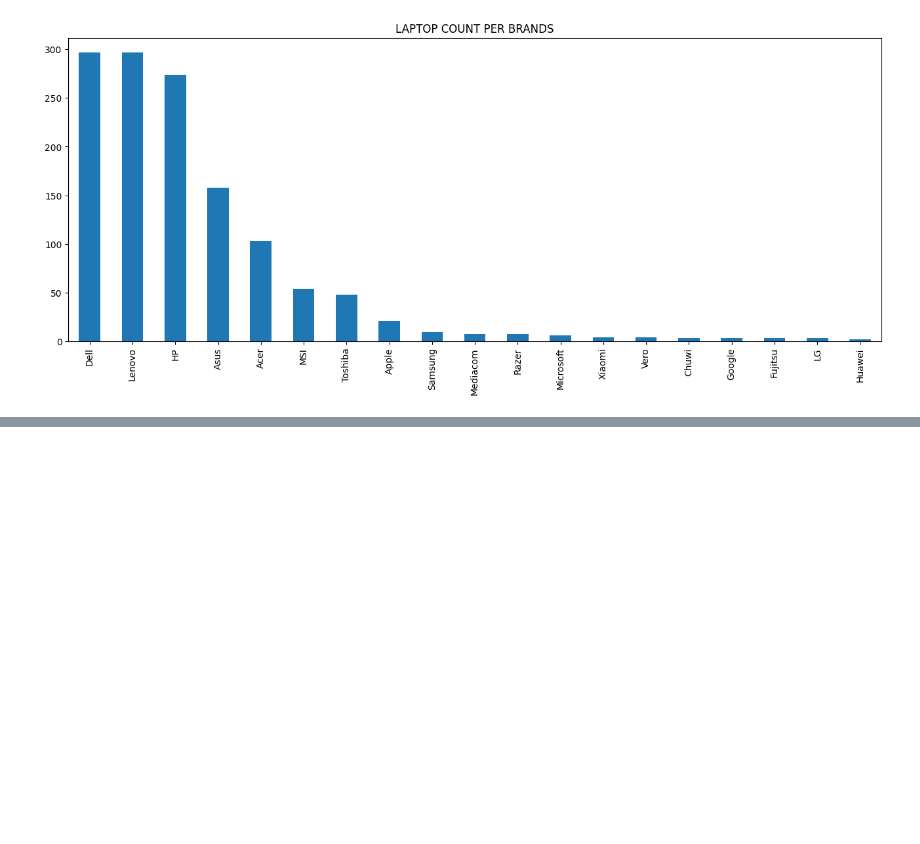
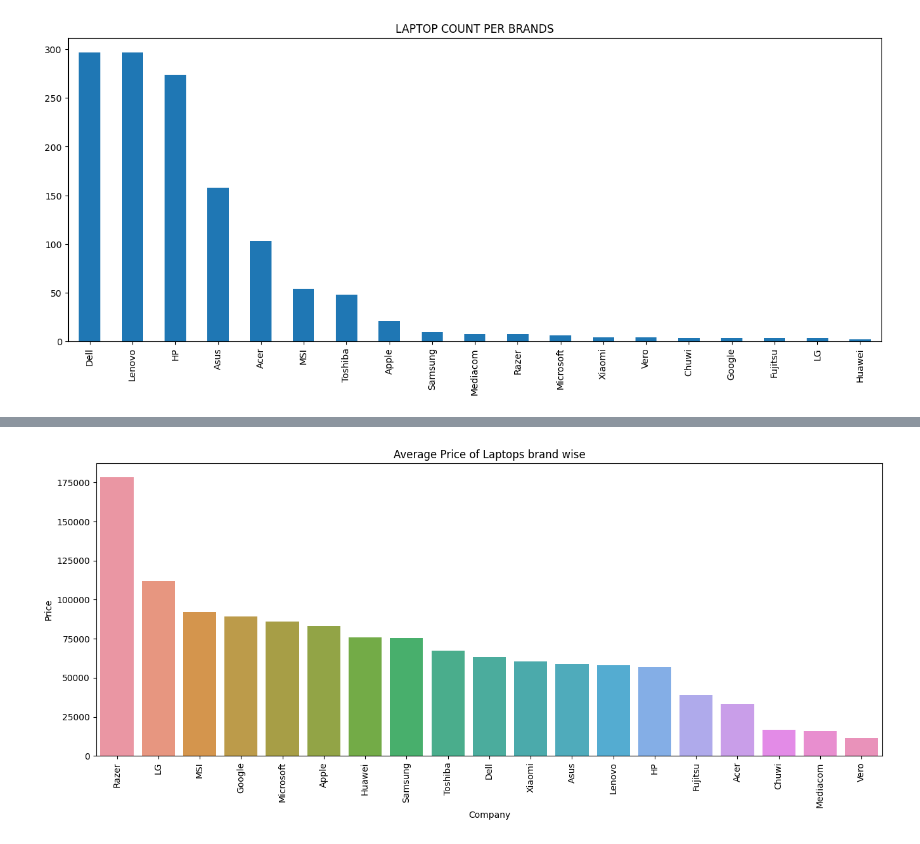
Before and after one commit to subratamondal1/LAPTOP-PRICE-PREDICTOR, a Jupyter notebook: LAPTOP PRICE PREDICTOR.ipynb, the cells around one changed output, grey strips where cells are left out. Drawn from its saved outputs; the diff is of its cells as text; code cells hidden in the pictures; blank space fills up the shorter version.

```diff
--- a/LAPTOP PRICE PREDICTOR.ipynb
+++ b/LAPTOP PRICE PREDICTOR.ipynb
@@ -218,3 +228,7 @@ laptops_df["Company"].value_counts().sort_values(ascending = False).plot.bar(tit
 plt.show()
 # %% [output]
 [figure]
+# %%
+# avg laptop price
+laptops_avg_price_desc = laptops_df.groupby(["Company"]).mean("Price").sort_values("Price",ascending=False)
+laptops_avg_price_desc
@@ -220,0 +254,9 @@ plt.show()
+# %%
+# check average price of the laptops brand wise
+plt.figure(figsize=(16,6))
+sns.barplot(data= laptops_avg_price_desc , x=laptops_avg_price_desc.index,y="Price")
+plt.title("Average Price of Laptops brand wise")
+plt.xticks(rotation=90)
+plt.show()
+# %% [output]
+[figure, added]
```
Also changed, not shown: parts of 119 cells of this notebook, 1 other file.
